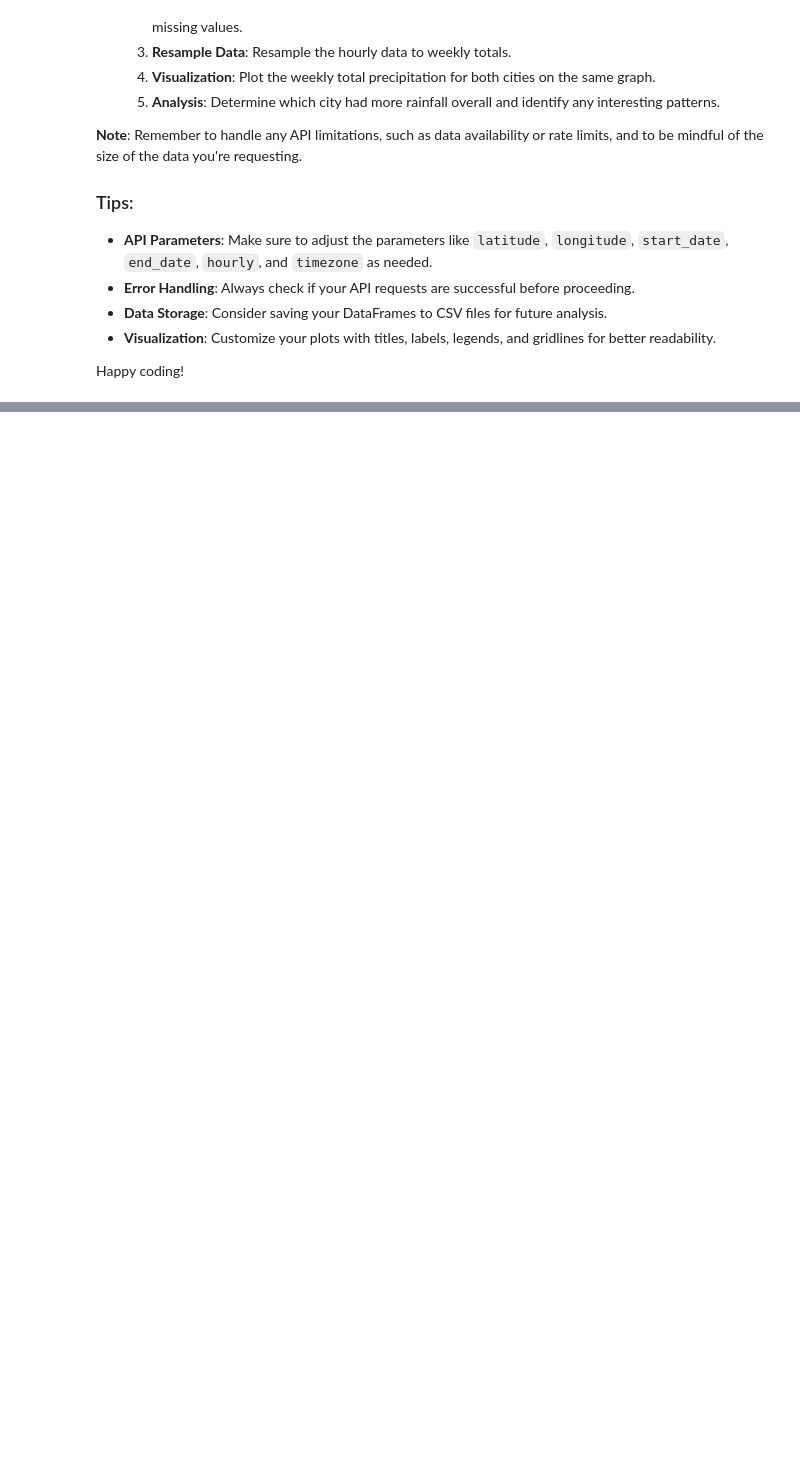
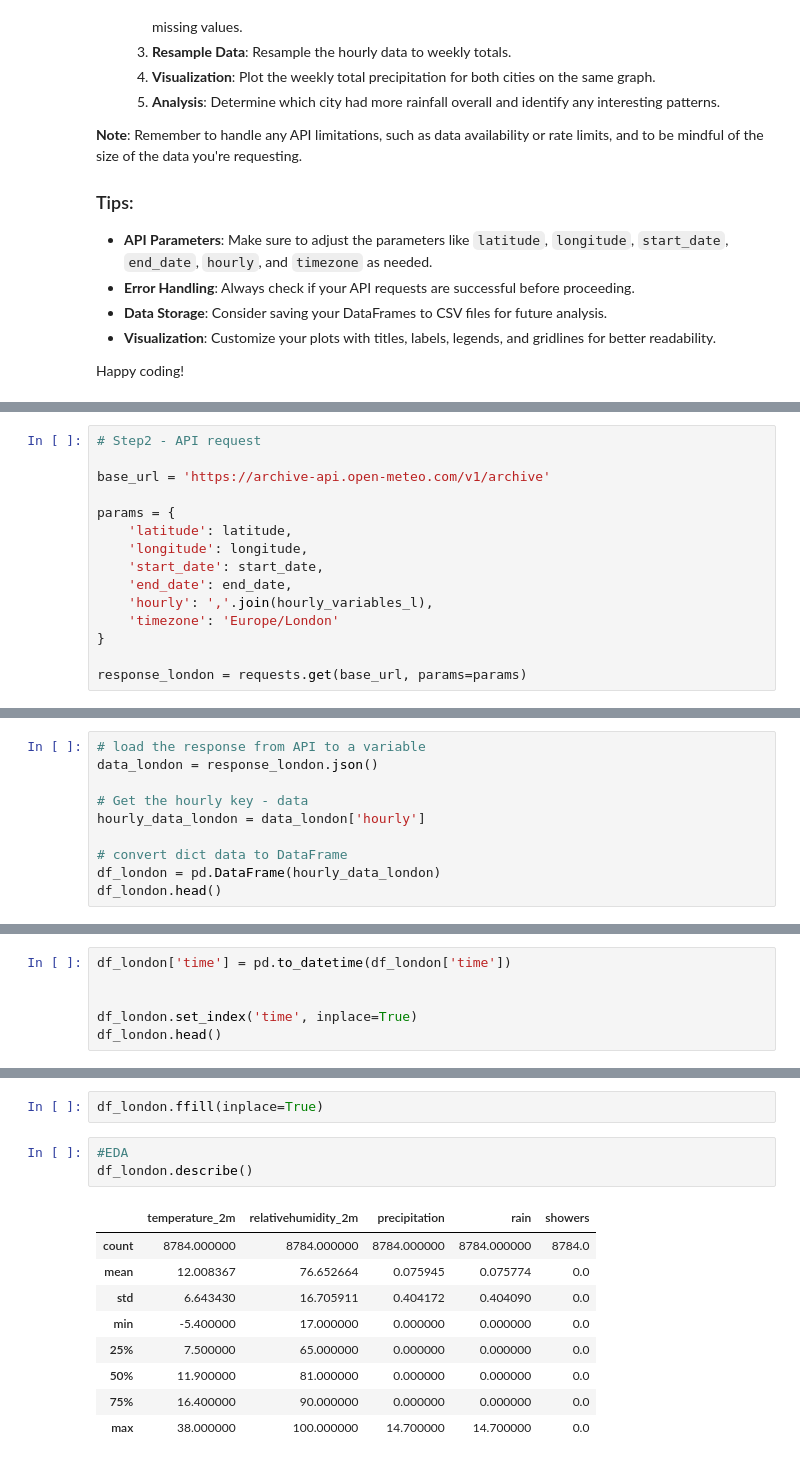
Before and after one commit to nishamizh/api-Open-Meteo, a Jupyter notebook: api_data_wrangling.ipynb, the cells around one changed output, grey strips where cells are left out. Cells and saved outputs as stored; diff of their text form; blank space fills up the shorter version.

```diff
--- a/api_data_wrangling.ipynb
+++ b/api_data_wrangling.ipynb
@@ -317,0 +332,15 @@ Happy coding!
+# %%
+# Step2 - API request
+
+base_url = 'https://archive-api.open-meteo.com/v1/archive'
+
+params = {
+    'latitude': latitude,
+    'longitude': longitude,
+    'start_date': start_date,
+    'end_date': end_date,
+    'hourly': ','.join(hourly_variables_l),
+    'timezone': 'Europe/London'
+}
+
+response_london = requests.get(base_url, params=params)
@@ -317,0 +354,10 @@ Happy coding!
+# %%
+# load the response from API to a variable
+data_london = response_london.json()
+
+# Get the hourly key - data
+hourly_data_london = data_london['hourly']
+
+# convert dict data to DataFrame
+df_london = pd.DataFrame(hourly_data_london)
+df_london.head()
@@ -317,0 +371,6 @@ Happy coding!
+# %%
+df_london['time'] = pd.to_datetime(df_london['time'])
+
+
+df_london.set_index('time', inplace=True)
+df_london.head()
@@ -317,0 +394,15 @@ Happy coding!
+# %%
+df_london.ffill(inplace=True)
+# %%
+#EDA
+df_london.describe()
+# %% [output]
+|  | temperature_2m | relativehumidity_2m | precipitation | rain | showers |
+| count | 8784.000000 | 8784.000000 | 8784.000000 | 8784.000000 | 8784.0 |
+| mean | 12.008367 | 76.652664 | 0.075945 | 0.075774 | 0.0 |
+| std | 6.643430 | 16.705911 | 0.404172 | 0.404090 | 0.0 |
+| min | -5.400000 | 17.000000 | 0.000000 | 0.000000 | 0.0 |
+| 25% | 7.500000 | 65.000000 | 0.000000 | 0.000000 | 0.0 |
+| 50% | 11.900000 | 81.000000 | 0.000000 | 0.000000 | 0.0 |
+| 75% | 16.400000 | 90.000000 | 0.000000 | 0.000000 | 0.0 |
+| max | 38.000000 | 100.000000 | 14.700000 | 14.700000 | 0.0 |
```
Also changed, not shown: parts of 29 cells of this notebook.
